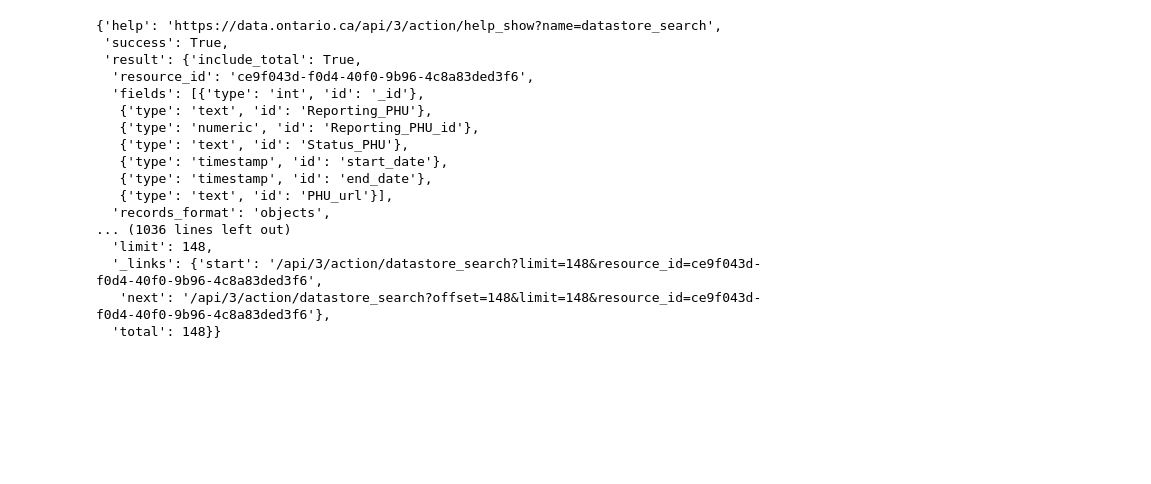
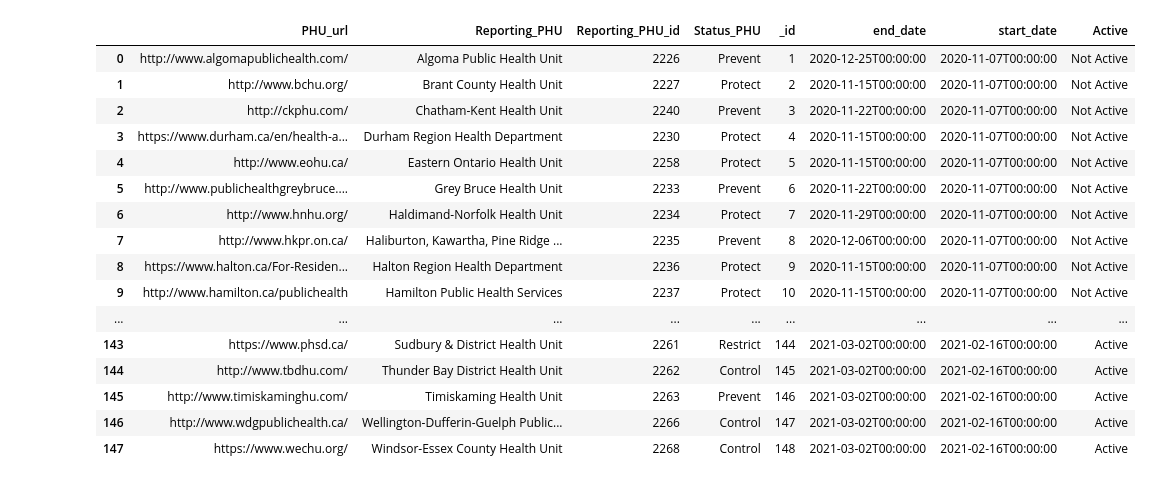
Before and after one commit to marshall-mcdougall/covid-ontario, a Jupyter notebook: ontario-covid-color-status.ipynb, the cells around one changed output. Saved outputs shown, nothing was run; the diff lists cells and outputs as text; code cells hidden in the pictures; blank space fills up the shorter version.

Commit message:
finalized python script to improve tableau filtering

```diff
--- a/ontario-covid-color-status.ipynb
+++ b/ontario-covid-color-status.ipynb
@@ -23,25 +20,38 @@ for field in json_object_total['result']['fields']:
-# %%
-json_object_total
-# %% [output]
-{'help': 'https://data.ontario.ca/api/3/action/help_show?name=datastore_search',
- 'success': True,
- 'result': {'include_total': True,
-  'resource_id': 'ce9f043d-f0d4-40f0-9b96-4c8a83ded3f6',
-  'fields': [{'type': 'int', 'id': '_id'},
-   {'type': 'text', 'id': 'Reporting_PHU'},
-   {'type': 'numeric', 'id': 'Reporting_PHU_id'},
-   {'type': 'text', 'id': 'Status_PHU'},
-   {'type': 'timestamp', 'id': 'start_date'},
-   {'type': 'timestamp', 'id': 'end_date'},
-   {'type': 'text', 'id': 'PHU_url'}],
-  'records_format': 'objects',
-... (1036 lines left out)
-  'limit': 148,
-  '_links': {'start': '/api/3/action/datastore_search?limit=148&resource_id=ce9f043d-f0d4-40f0-9b96-4c8a83ded3f6',
-   'next': '/api/3/action/datastore_search?offset=148&limit=148&resource_id=ce9f043d-f0d4-40f0-9b96-4c8a83ded3f6'},
-  'total': 148}}
 # %%
 data_points=[]
 for row in json_object_total['result']['records']:
     data_points.append(row)
+# %%
+color_status = pd.DataFrame(data_points)
+reporting_phu = color_status['Reporting_PHU'].drop_duplicates().tolist()
+
+#print(reporting_phu)
+
+color_status['Active'] = 'Not Active'
+
+color_status
+
+for phu in reporting_phu:
+    temp = color_status[color_status['Reporting_PHU'] == phu]
+    max_id = temp['_id'].max()
+    max_id = max_id - 1
+    color_status.loc[max_id, 'Active'] = 'Active'
+# %% [output]
+|  | PHU_url | Reporting_PHU | Reporting_PHU_id | Status_PHU | _id | end_date | start_date | Active |
+| 0 | http://www.algomapublichealth.com/ | Algoma Public Health Unit | 2226 | Prevent | 1 | 2020-12-25T00:00:00 | 2020-11-07T00:00:00 | Not Active |
+| 1 | http://www.bchu.org/ | Brant County Health Unit | 2227 | Protect | 2 | 2020-11-15T00:00:00 | 2020-11-07T00:00:00 | Not Active |
+| 2 | http://ckphu.com/ | Chatham-Kent Health Unit | 2240 | Prevent | 3 | 2020-11-22T00:00:00 | 2020-11-07T00:00:00 | Not Active |
+| 3 | https://www.durham.ca/en/health-a... | Durham Region Health Department | 2230 | Protect | 4 | 2020-11-15T00:00:00 | 2020-11-07T00:00:00 | Not Active |
+| 4 | http://www.eohu.ca/ | Eastern Ontario Health Unit | 2258 | Protect | 5 | 2020-11-15T00:00:00 | 2020-11-07T00:00:00 | Not Active |
+| 5 | http://www.publichealthgreybruce.... | Grey Bruce Health Unit | 2233 | Prevent | 6 | 2020-11-22T00:00:00 | 2020-11-07T00:00:00 | Not Active |
+| 6 | http://www.hnhu.org/ | Haldimand-Norfolk Health Unit | 2234 | Protect | 7 | 2020-11-29T00:00:00 | 2020-11-07T00:00:00 | Not Active |
+| 7 | http://www.hkpr.on.ca/ | Haliburton, Kawartha, Pine Ridge ... | 2235 | Prevent | 8 | 2020-12-06T00:00:00 | 2020-11-07T00:00:00 | Not Active |
+| 8 | https://www.halton.ca/For-Residen... | Halton Region Health Department | 2236 | Protect | 9 | 2020-11-15T00:00:00 | 2020-11-07T00:00:00 | Not Active |
+| 9 | http://www.hamilton.ca/publichealth | Hamilton Public Health Services | 2237 | Protect | 10 | 2020-11-15T00:00:00 | 2020-11-07T00:00:00 | Not Active |
+| ... | ... | ... | ... | ... | ... | ... | ... | ... |
+| 143 | https://www.phsd.ca/ | Sudbury & District Health Unit | 2261 | Restrict | 144 | 2021-03-02T00:00:00 | 2021-02-16T00:00:00 | Active |
+| 144 | http://www.tbdhu.com/ | Thunder Bay District Health Unit | 2262 | Control | 145 | 2021-03-02T00:00:00 | 2021-02-16T00:00:00 | Active |
+| 145 | http://www.timiskaminghu.com/ | Timiskaming Health Unit | 2263 | Prevent | 146 | 2021-03-02T00:00:00 | 2021-02-16T00:00:00 | Active |
+| 146 | http://www.wdgpublichealth.ca/ | Wellington-Dufferin-Guelph Public... | 2266 | Control | 147 | 2021-03-02T00:00:00 | 2021-02-16T00:00:00 | Active |
+| 147 | https://www.wechu.org/ | Windsor-Essex County Health Unit | 2268 | Control | 148 | 2021-03-02T00:00:00 | 2021-02-16T00:00:00 | Active |
 # %%
```
Also changed, not shown: parts of 3 cells of this notebook, 6 other files.
